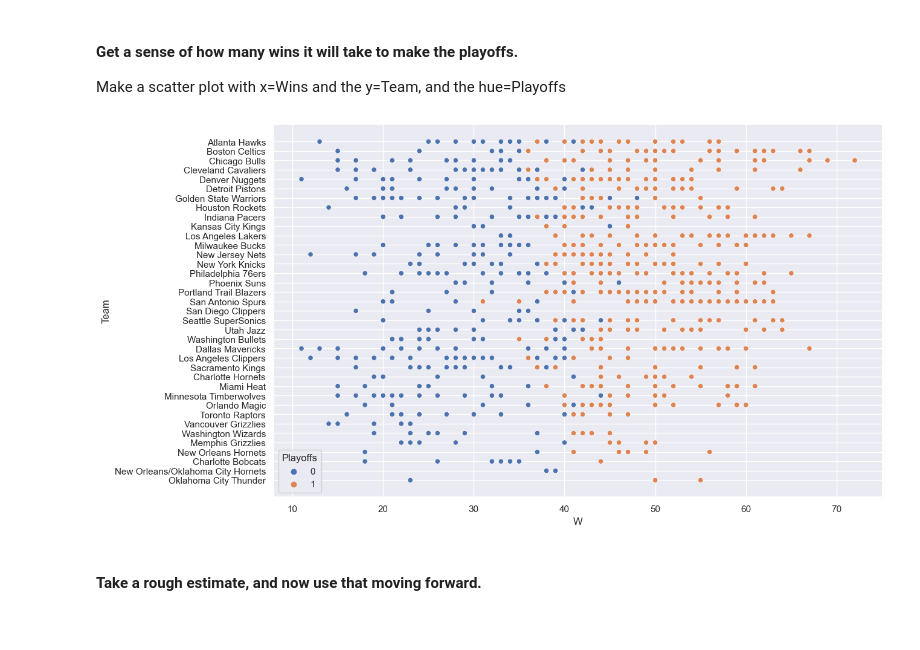
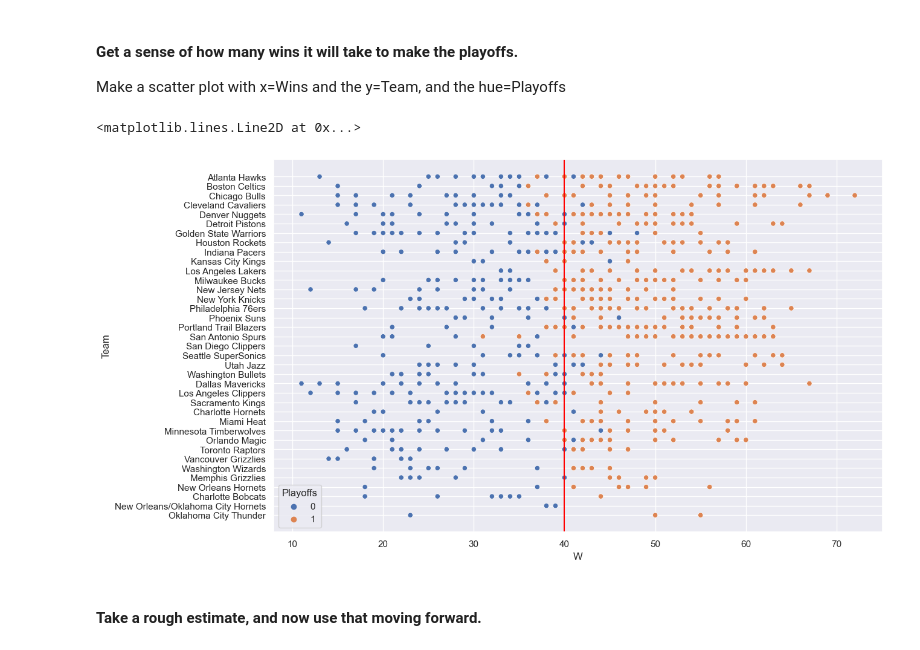
Before and after one commit to JasonWu00/my-fork-2023-fall-data-science, a Jupyter notebook: Week-06-Regression/Exercise-ZW.ipynb, the cells around one changed output. Drawn from its saved outputs; the diff is of its cells as text; code cells hidden in the pictures.

```diff
--- a/Week-06-Regression/Exercise-ZW.ipynb
+++ b/Week-06-Regression/Exercise-ZW.ipynb
@@ -142,10 +147,12 @@ Make a scatter plot with x=Wins and the y=Team, and the hue=Playoffs
 # %%
 sns.set()
 plt.figure(figsize=(13, 8))
 ax = sns.scatterplot(df, x='W', y='Team', hue='Playoffs')
-#ax.axvline(x=95, color='red')
+
+ax.axvline(x=40, color='red')
 # %% [output]
+<matplotlib.lines.Line2D at 0x...>
-[figure, old version]
+[figure, new version]
 # %% [markdown]
 #### Take a rough estimate, and now use that moving forward.
 # %%
```
Also changed, not shown: parts of 11 cells of this notebook.
